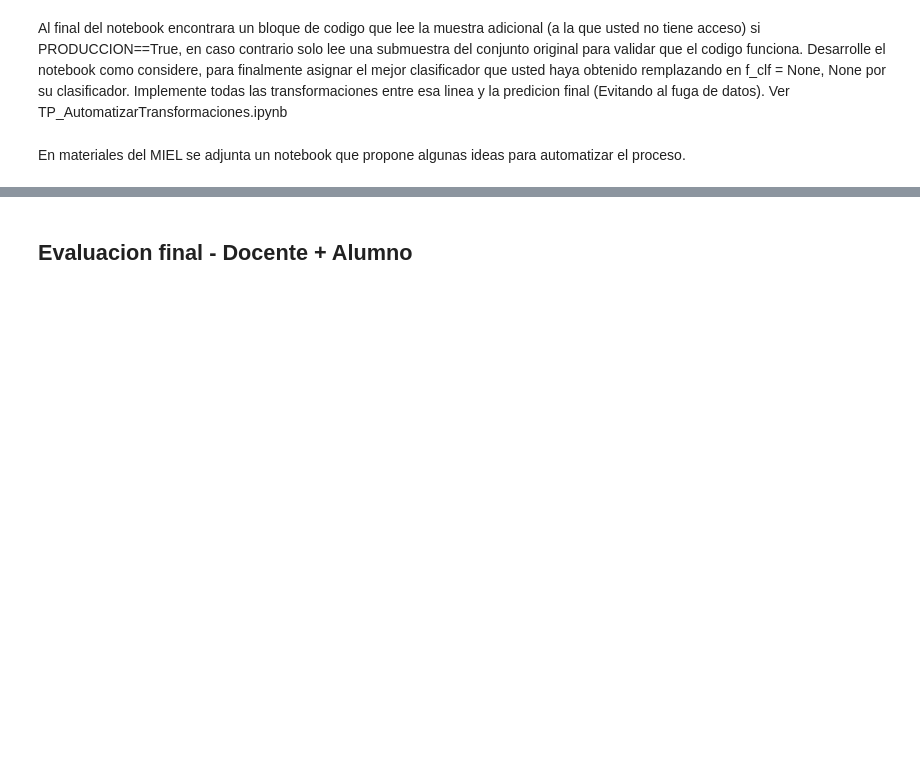
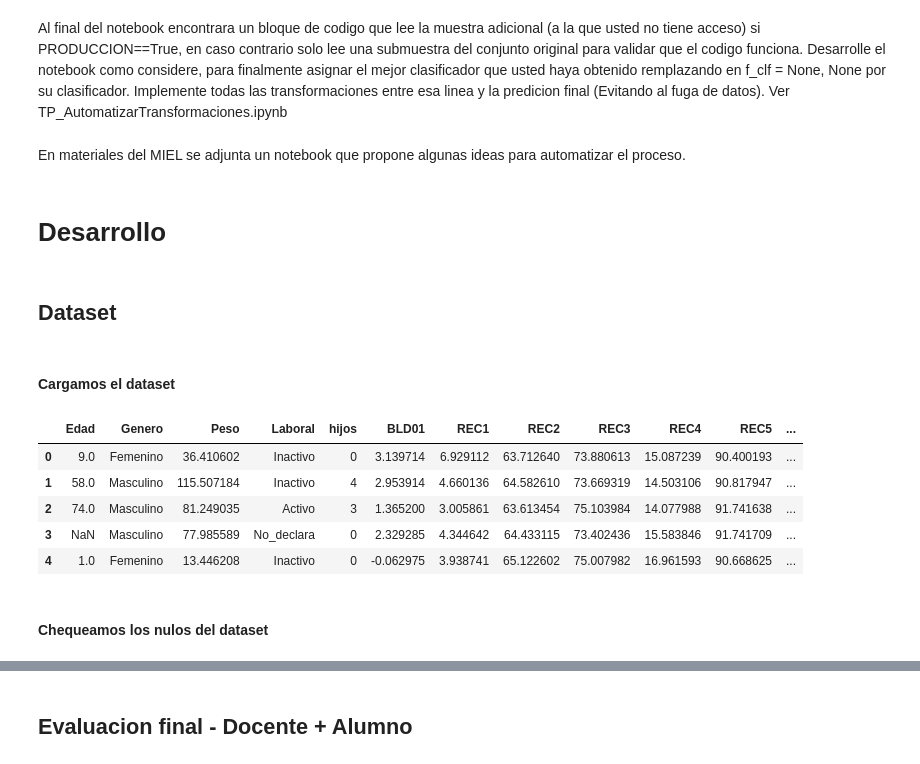
Before and after one commit to facundocarballo/ciencia-datos, a Jupyter notebook: colab.ipynb, the cells around one changed output, grey strips where cells are left out. Cells and saved outputs as stored; diff of their text form; code cells hidden in the pictures; blank space fills up the shorter version.

```diff
--- a/colab.ipynb
+++ b/colab.ipynb
@@ -33,3 +34,22 @@ Los docentes evaluaran su clasificador utilizando un conjunto de datos del datas
 Al final del notebook encontrara un bloque de codigo que lee la muestra adicional (a la que usted no tiene acceso) si PRODUCCION==True, en caso contrario solo lee una submuestra del conjunto original para validar que el codigo funciona. Desarrolle el notebook como considere, para finalmente asignar el mejor clasificador que usted haya obtenido remplazando en f_clf = None, None por su clasificador. Implemente todas las transformaciones entre esa linea y la predicion final (Evitando al fuga de datos). Ver TP_AutomatizarTransformaciones.ipynb
 # %% [markdown]
 En materiales del MIEL se adjunta un notebook que propone algunas ideas para automatizar el proceso.
+# %% [markdown]
+# Desarrollo
+# %% [markdown]
+## Dataset
+# %% [markdown]
+#### Cargamos el dataset
+# %%
+import pandas as pd
+df = pd.read_csv("./dataset.csv")
+df.head()
+# %% [output]
+|  | Edad | Genero | Peso | Laboral | hijos | BLD01 | REC1 | REC2 | REC3 | REC4 | REC5 | ... |
+| 0 | 9.0 | Femenino | 36.410602 | Inactivo | 0 | 3.139714 | 6.929112 | 63.712640 | 73.880613 | 15.087239 | 90.400193 | ... |
+| 1 | 58.0 | Masculino | 115.507184 | Inactivo | 4 | 2.953914 | 4.660136 | 64.582610 | 73.669319 | 14.503106 | 90.817947 | ... |
+| 2 | 74.0 | Masculino | 81.249035 | Activo | 3 | 1.365200 | 3.005861 | 63.613454 | 75.103984 | 14.077988 | 91.741638 | ... |
+| 3 | NaN | Masculino | 77.985589 | No_declara | 0 | 2.329285 | 4.344642 | 64.433115 | 73.402436 | 15.583846 | 91.741709 | ... |
+| 4 | 1.0 | Femenino | 13.446208 | Inactivo | 0 | -0.062975 | 3.938741 | 65.122602 | 75.007982 | 16.961593 | 90.668625 | ... |
+# %% [markdown]
+#### Chequeamos los nulos del dataset
```
Also changed, not shown: parts of 15 cells of this notebook, 1 other file.
